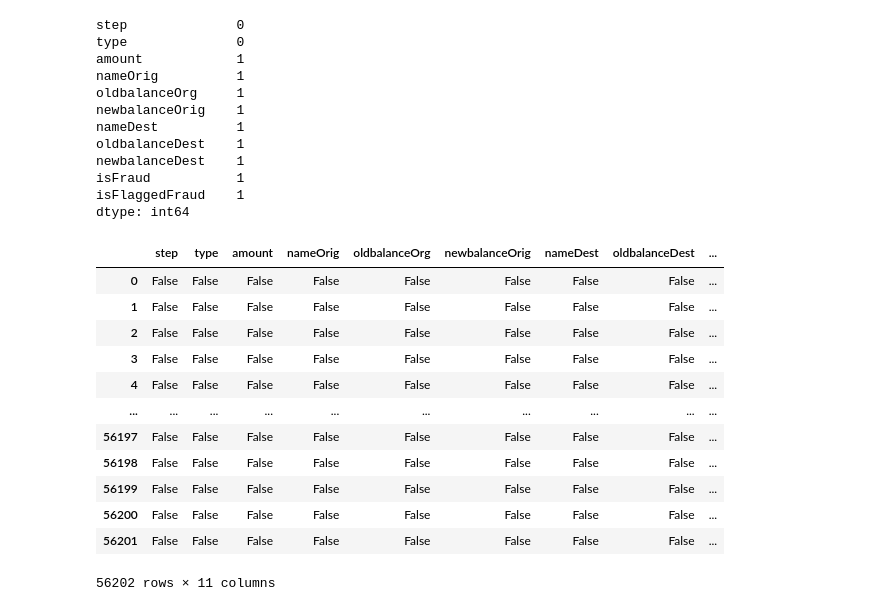
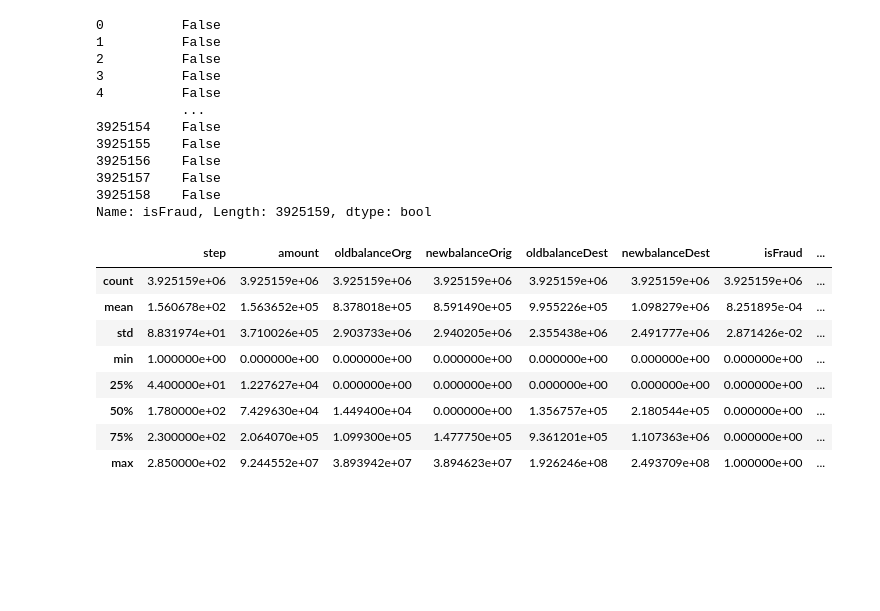
Before and after one commit to TolleDennis/CreditCardFraud, a Jupyter notebook: creditCardFraud.ipynb, the cells around one changed output. Saved outputs shown, nothing was run; the diff lists cells and outputs as text; code cells hidden in the pictures; blank space fills up the shorter version.

```diff
--- a/creditCardFraud.ipynb
+++ b/creditCardFraud.ipynb
@@ -8,7 +8,7 @@ from sklearn.linear_model import LogisticRegression
 from sklearn.model_selection import train_test_split
 # %%
 #loading of the data to panda data frame
-credit_card_fraud=pd.read_csv("SyntheticFraudData.csv")
+credit_card_fraud=pd.read_csv("credictFraud.csv")
 credit_card_fraud
 # %% [output]
 |  | step | type | amount | nameOrig | oldbalanceOrg | newbalanceOrig | nameDest | oldbalanceDest | ... |
@@ -39,0 +37,12 @@ credit_card_fraud.describe()
+# %%
+#creating a dictionary which will map the type columns value to a numerical no.
+credit_dict ={'PAYMENT':1,
+             'CASH_OUT':2,
+             'CASH_IN':3,
+             'TRANSFER':4,
+             'DEBIT':5
+              }
+# %%
+#mapping the type coulmn with numerical values and adding one more column to dataset
+credit_card_fraud['valtype']=credit_card_fraud['type'].map(credit_dict)
+print(credit_card_fraud)
@@ -78,37 +120,32 @@ Name: isFraud, Length: 56203, dtype: bool
-# %%
-#the sum of all null columns in  the entire row
-credit_card_fraud.isnull().sum()
-# %% [output]
-step              0
-type              0
-amount            1
-nameOrig          1
-oldbalanceOrg     1
-newbalanceOrig    1
-nameDest          1
-oldbalanceDest    1
-newbalanceDest    1
-isFraud           1
-isFlaggedFraud    1
-dtype: int64
 # %%
 #Dropping of the nan values
+#confirming if there is still null values
 credit_card_fraud.dropna(inplace=True)
+credit_card_fraud['isFraud'].isnull()
+# %% [output]
+0          False
+1          False
+2          False
+3          False
+4          False
+           ...
+3925154    False
+3925155    False
+3925156    False
+3925157    False
+3925158    False
+Name: isFraud, Length: 3925159, dtype: bool
 # %%
 #confirming if there is still null values
-credit_card_fraud.isnull()
+credit_card_fraud.describe()
 # %% [output]
-|  | step | type | amount | nameOrig | oldbalanceOrg | newbalanceOrig | nameDest | oldbalanceDest | ... |
-| 0 | False | False | False | False | False | False | False | False | ... |
-| 1 | False | False | False | False | False | False | False | False | ... |
-| 2 | False | False | False | False | False | False | False | False | ... |
-| 3 | False | False | False | False | False | False | False | False | ... |
-| 4 | False | False | False | False | False | False | False | False | ... |
-| ... | ... | ... | ... | ... | ... | ... | ... | ... | ... |
-| 56197 | False | False | False | False | False | False | False | False | ... |
-| 56198 | False | False | False | False | False | False | False | False | ... |
-| 56199 | False | False | False | False | False | False | False | False | ... |
-| 56200 | False | False | False | False | False | False | False | False | ... |
-| 56201 | False | False | False | False | False | False | False | False | ... |
+|  | step | amount | oldbalanceOrg | newbalanceOrig | oldbalanceDest | newbalanceDest | isFraud | ... |
+| count | 3.925159e+06 | 3.925159e+06 | 3.925159e+06 | 3.925159e+06 | 3.925159e+06 | 3.925159e+06 | 3.925159e+06 | ... |
+| mean | 1.560678e+02 | 1.563652e+05 | 8.378018e+05 | 8.591490e+05 | 9.955226e+05 | 1.098279e+06 | 8.251895e-04 | ... |
+| std | 8.831974e+01 | 3.710026e+05 | 2.903733e+06 | 2.940205e+06 | 2.355438e+06 | 2.491777e+06 | 2.871426e-02 | ... |
+| min | 1.000000e+00 | 0.000000e+00 | 0.000000e+00 | 0.000000e+00 | 0.000000e+00 | 0.000000e+00 | 0.000000e+00 | ... |
+| 25% | 4.400000e+01 | 1.227627e+04 | 0.000000e+00 | 0.000000e+00 | 0.000000e+00 | 0.000000e+00 | 0.000000e+00 | ... |
+| 50% | 1.780000e+02 | 7.429630e+04 | 1.449400e+04 | 0.000000e+00 | 1.356757e+05 | 2.180544e+05 | 0.000000e+00 | ... |
+| 75% | 2.300000e+02 | 2.064070e+05 | 1.099300e+05 | 1.477750e+05 | 9.361201e+05 | 1.107363e+06 | 0.000000e+00 | ... |
+| max | 2.850000e+02 | 9.244552e+07 | 3.893942e+07 | 3.894623e+07 | 1.926246e+08 | 2.493709e+08 | 1.000000e+00 | ... |
-56202 rows × 11 columns
 # %%
```
Also changed, not shown: parts of 34 cells of this notebook.
